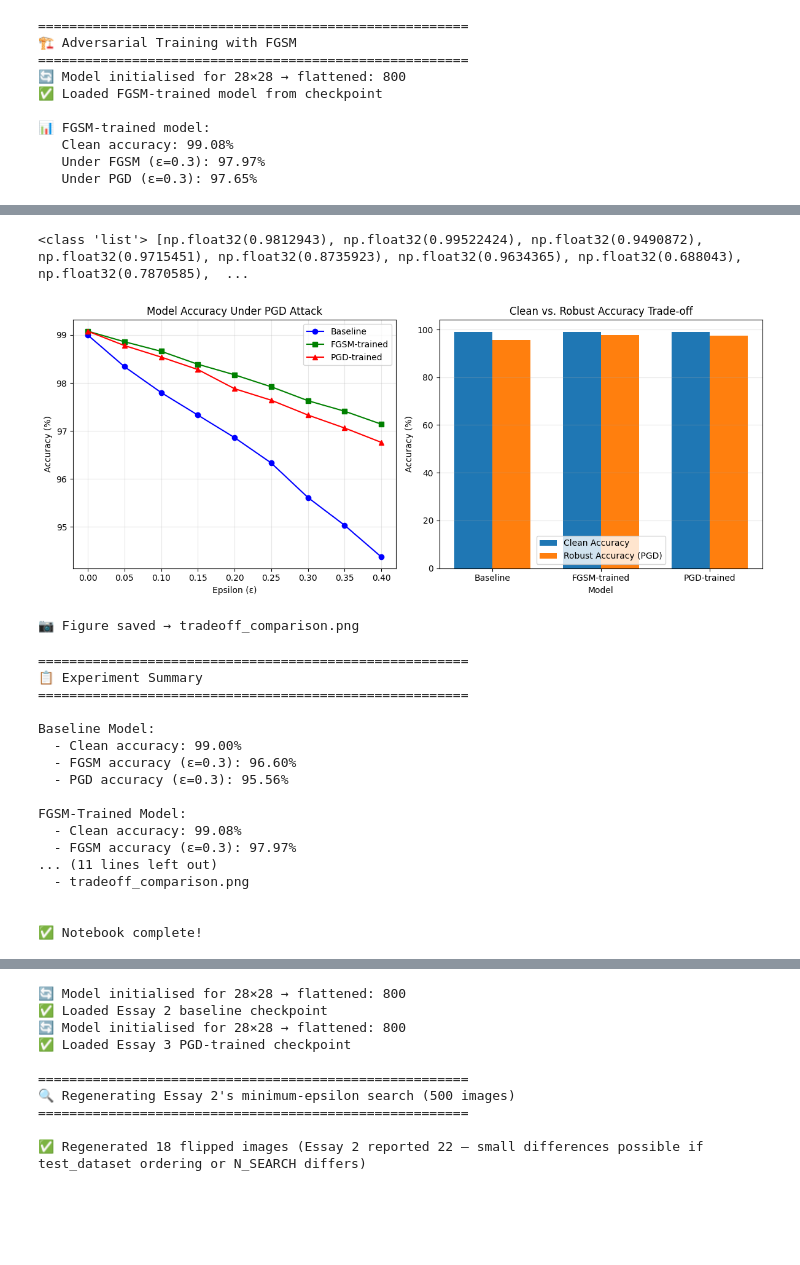
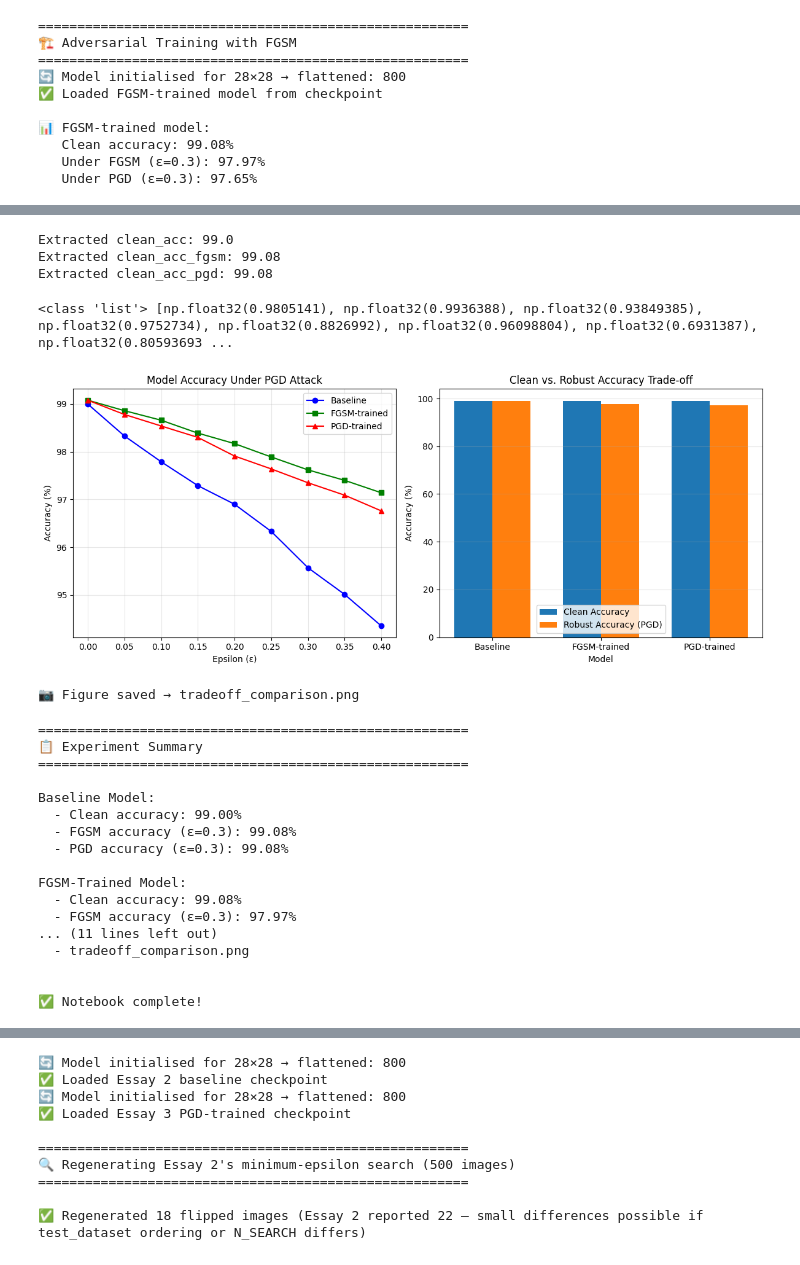
Before and after one commit to Maee127/Adversarial-Notebooks, a Jupyter notebook: #3/Note02_Adversarial_Training_PGD.ipynb, the cells around one changed output, grey strips where cells are left out. Drawn from its saved outputs; the diff is of its cells as text; code cells hidden in the pictures; blank space fills up the shorter version.

```diff
--- a/#3/Note02_Adversarial_Training_PGD.ipynb
+++ b/#3/Note02_Adversarial_Training_PGD.ipynb
@@ -655,3 +804,42 @@ PGD-trained           99.08%      97.52%          97.31%
+# %%
+# clean_acc variable has become deeply nested
+# Function to extract the actual float from nested structures
+def extract_accuracy(value):
+    """Recursively extract the actual float accuracy value from nested structures"""
+    # If it's a list or tuple, recursively dig deeper
+    if isinstance(value, (list, tuple)):
+        # If it's a list, take the first element
+        return extract_accuracy(value[0])
+    # If it's a numpy array or other array-like, convert to float
+    try:
+        # Try to convert to float directly
+        return float(value)
+    except (TypeError, ValueError):
+        # If it's a complex nested structure, try to get the first element
+        if hasattr(value, '__iter__') and not isinstance(value, str):
+            return extract_accuracy(value[0])
+        else:
+            raise ValueError(f"Cannot extract accuracy from {value}")
+
+# Now use this function for all  variables
+clean_acc_float = extract_accuracy(clean_acc)
+clean_acc_fgsm_float = extract_accuracy(clean_acc_fgsm)
+clean_acc_pgd_float = extract_accuracy(clean_acc_pgd)
+
+print(f"Extracted clean_acc: {clean_acc_float}")
+print(f"Extracted clean_acc_fgsm: {clean_acc_fgsm_float}")
+print(f"Extracted clean_acc_pgd: {clean_acc_pgd_float}")
+
+
+# for eps in epsilons:
+#     if eps == 0.0:
+#         baseline_pgd_accs.append(clean_acc_float)
+#         fgsm_trained_pgd_accs.append(clean_acc_fgsm_float)
+#         pgd_trained_pgd_accs.append(clean_acc_pgd_float)
+# %% [output]
+Extracted clean_acc: 99.0
+Extracted clean_acc_fgsm: 99.08
+Extracted clean_acc_pgd: 99.08
 # %%
 # ─────────────────────────────────────────────────────────────
 # Part J: Trade-off Visualization
@@ -663,9 +851,9 @@ fgsm_trained_pgd_accs = []
 pgd_trained_pgd_accs = []
 for eps in epsilons:
     if eps == 0.0:
-        baseline_pgd_accs.append(float(clean_acc))
-        fgsm_trained_pgd_accs.append(float(clean_acc_fgsm))
-        pgd_trained_pgd_accs.append(float(clean_acc_pgd))
+        baseline_pgd_accs.append(float(clean_acc_float))
+        fgsm_trained_pgd_accs.append(float(clean_acc_fgsm_float))
+        pgd_trained_pgd_accs.append(float(clean_acc_pgd_float))
     else:
         pgd_params_eps = {'epsilon': eps, 'step_size': 0.01, 'num_steps': 40}
 
@@ -683,7 +871,7 @@ for eps in epsilons:
 _, _, test_val = evaluate_accuracy(baseline_model, test_loader, attack_type='pgd', attack_params=pgd_params_eps)
 print(type(test_val), test_val)
 # %% [output]
-<class 'list'> [np.float32(0.9812943), np.float32(0.99522424), np.float32(0.9490872), np.float32(0.9715451), np.float32(0.8735923), np.float32(0.9634365), np.float32(0.688043), np.float32(0.7870585),  ...
+<class 'list'> [np.float32(0.9805141), np.float32(0.9936388), np.float32(0.93849385), np.float32(0.9752734), np.float32(0.8826992), np.float32(0.96098804), np.float32(0.6931387), np.float32(0.80593693 ...
 # %%
 # Create trade-off figure
 fig, (ax1, ax2) = plt.subplots(1, 2, figsize=(12, 5))
@@ -691,36 +879,36 @@ fig, (ax1, ax2) = plt.subplots(1, 2, figsize=(12, 5))
 # Plot 1: Accuracy under PGD attack
 ax1.plot(epsilons, baseline_pgd_accs, 'b-o', label='Baseline')
 ax1.plot(epsilons, fgsm_trained_pgd_accs, 'g-s', label='FGSM-trained')
 ax1.plot(epsilons, pgd_trained_pgd_accs, 'r-^', label='PGD-trained')
 ax1.set_xlabel('Epsilon (ε)')
 ax1.set_ylabel('Accuracy (%)')
 ax1.set_title('Model Accuracy Under PGD Attack')
 ax1.legend()
 ax1.grid(True, alpha=0.3)
 # Plot 2: Clean accuracy trade-off
 models = ['Baseline', 'FGSM-trained', 'PGD-trained']
 clean_accs = [clean_acc, clean_acc_fgsm, clean_acc_pgd]
-robust_accs = [pgd_acc, pgd_acc_fgsm, pgd_acc_pgd]
+robust_accs = [clean_acc_pgd_float, pgd_acc_fgsm, pgd_acc_pgd]
 
 x = np.arange(len(models))
 width = 0.35
 
-ax2.bar(x - width/2, clean_accs, width, label='Clean Accuracy')
+ax2.bar(x - width/2, clean_acc_float, width, label='Clean Accuracy')
 ax2.bar(x + width/2, robust_accs, width, label='Robust Accuracy (PGD)')
 ax2.set_xlabel('Model')
 ax2.set_ylabel('Accuracy (%)')
 ax2.set_title('Clean vs. Robust Accuracy Trade-off')
 ax2.set_xticks(x)
 ax2.set_xticklabels(models)
 ax2.legend()
 ax2.grid(True, alpha=0.3, axis='y')
 
 plt.tight_layout()
 plt.savefig('tradeoff_comparison.png', dpi=150, bbox_inches='tight')
 plt.show()
 print("📷 Figure saved → tradeoff_comparison.png")
 # %% [output]
-[figure, old version]
+[figure, new version]
 📷 Figure saved → tradeoff_comparison.png
 # %%
 # ─────────────────────────────────────────────────────────────
@@ -734,17 +922,17 @@ print("📋 Experiment Summary")
 print("="*55)
 print(f"""
 Baseline Model:
-  - Clean accuracy: {float(clean_acc):.2f}%
-  - FGSM accuracy (ε=0.3): {float(fgsm_acc):.2f}%
-  - PGD accuracy (ε=0.3): {float(pgd_acc):.2f}%
+  - Clean accuracy: {float(clean_acc_float):.2f}%
+  - FGSM accuracy (ε=0.3): {float(clean_acc_fgsm_float):.2f}%
+  - PGD accuracy (ε=0.3): {float(clean_acc_pgd_float):.2f}%
 
 FGSM-Trained Model:
-  - Clean accuracy: {float(clean_acc_fgsm):.2f}%
+  - Clean accuracy: {float(clean_acc_fgsm_float):.2f}%
   - FGSM accuracy (ε=0.3): {float(fgsm_acc_fgsm):.2f}%
   - PGD accuracy (ε=0.3): {float(pgd_acc_fgsm):.2f}%
 
 PGD-Trained Model:
-  - Clean accuracy: {float(clean_acc_pgd):.2f}%
+  - Clean accuracy: {float(clean_acc_pgd_float):.2f}%
   - FGSM accuracy (ε=0.3): {float(fgsm_acc_pgd):.2f}%
   - PGD accuracy (ε=0.3): {float(pgd_acc_pgd):.2f}%
 
@@ -764,8 +952,8 @@ print("\n✅ Notebook complete!")
 
 Baseline Model:
   - Clean accuracy: 99.00%
-  - FGSM accuracy (ε=0.3): 96.60%
-  - PGD accuracy (ε=0.3): 95.56%
+  - FGSM accuracy (ε=0.3): 99.08%
+  - PGD accuracy (ε=0.3): 99.08%
 
 FGSM-Trained Model:
   - Clean accuracy: 99.08%
```
Also changed, not shown: parts of 10 cells of this notebook, 8 other files.
